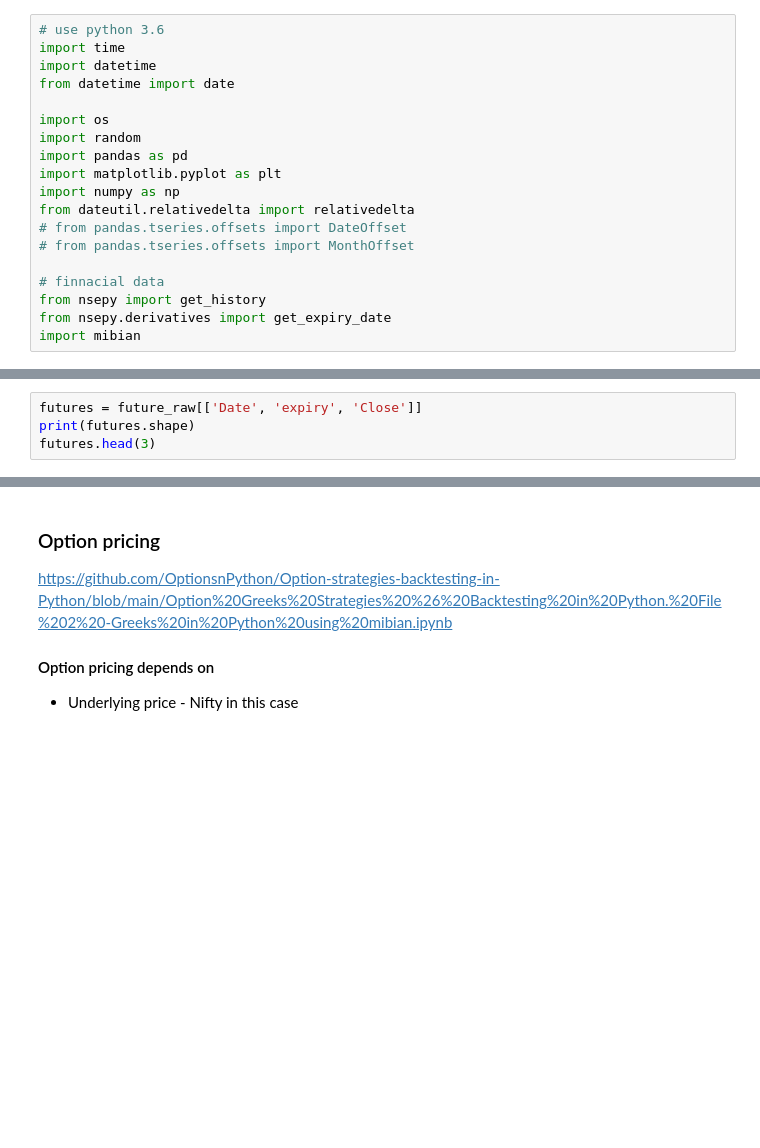
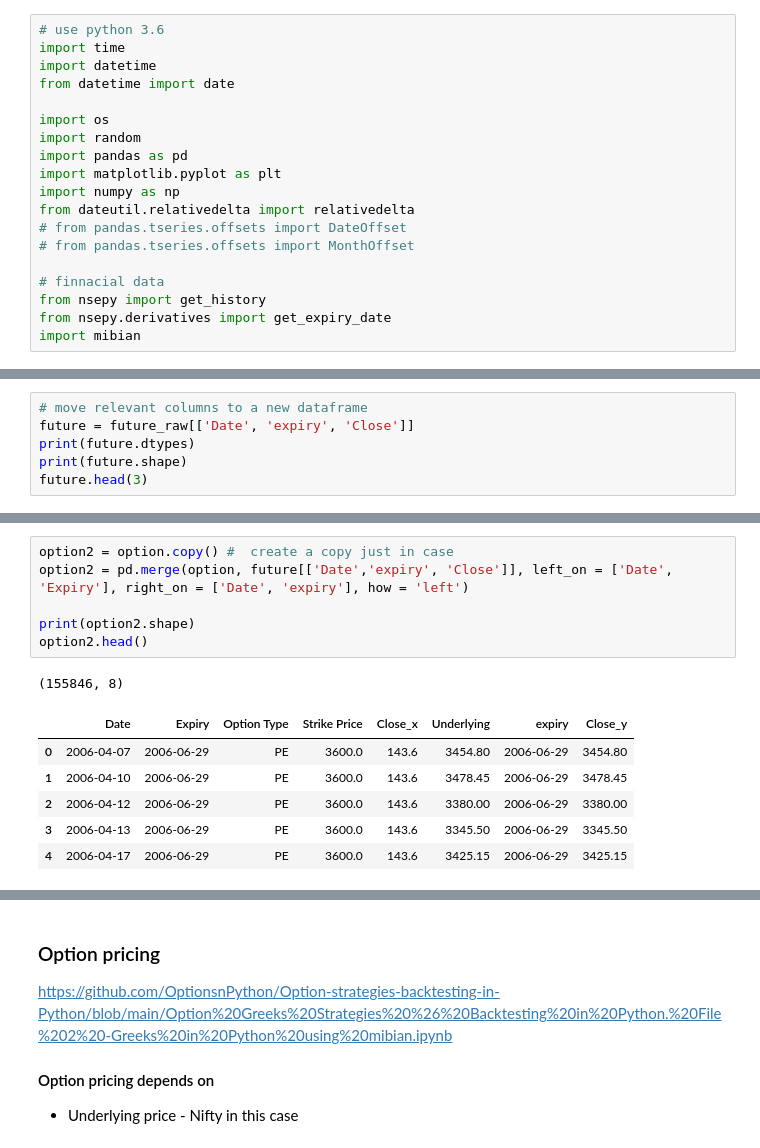
Before and after one commit to gurdeep101/fattailgain, a Jupyter notebook: nifty_option_eda/code/nse_option_eda.ipynb, the cells around one changed output, grey strips where cells are left out. Drawn from its saved outputs; the diff is of its cells as text; blank space fills up the shorter version.

```diff
--- a/nifty_option_eda/code/nse_option_eda.ipynb
+++ b/nifty_option_eda/code/nse_option_eda.ipynb
@@ -88,7 +59,9 @@ dtype: object
 | 11587 | 2020-12-30 | NaN | 13981.95 | NaT | 13997.00 | NaN | 13864.95 | NaN | 13980.90 | ... |
 | 11588 | 2020-12-31 | NaN | 13981.75 | NaT | 14024.85 | NaN | 13936.45 | NaN | 13970.00 | ... |
 # %%
-futures = future_raw[['Date', 'expiry', 'Close']]
-print(futures.shape)
-futures.head(3)
+# move relevant columns to a new dataframe
+future = future_raw[['Date', 'expiry', 'Close']]
+print(future.dtypes)
+print(future.shape)
+future.head(3)
 # %% [output]
@@ -108,0 +140,14 @@ lending.head(3)
+# %%
+option2 = option.copy() #  create a copy just in case
+option2 = pd.merge(option, future[['Date','expiry', 'Close']], left_on = ['Date', 'Expiry'], right_on = ['Date', 'expiry'], how = 'left')
+
+print(option2.shape)
+option2.head()
+# %% [output]
+(155846, 8)
+|  | Date | Expiry | Option Type | Strike Price | Close_x | Underlying | expiry | Close_y |
+| 0 | 2006-04-07 | 2006-06-29 | PE | 3600.0 | 143.6 | 3454.80 | 2006-06-29 | 3454.80 |
+| 1 | 2006-04-10 | 2006-06-29 | PE | 3600.0 | 143.6 | 3478.45 | 2006-06-29 | 3478.45 |
+| 2 | 2006-04-12 | 2006-06-29 | PE | 3600.0 | 143.6 | 3380.00 | 2006-06-29 | 3380.00 |
+| 3 | 2006-04-13 | 2006-06-29 | PE | 3600.0 | 143.6 | 3345.50 | 2006-06-29 | 3345.50 |
+| 4 | 2006-04-17 | 2006-06-29 | PE | 3600.0 | 143.6 | 3425.15 | 2006-06-29 | 3425.15 |
```
Also changed, not shown: parts of 27 cells of this notebook.
